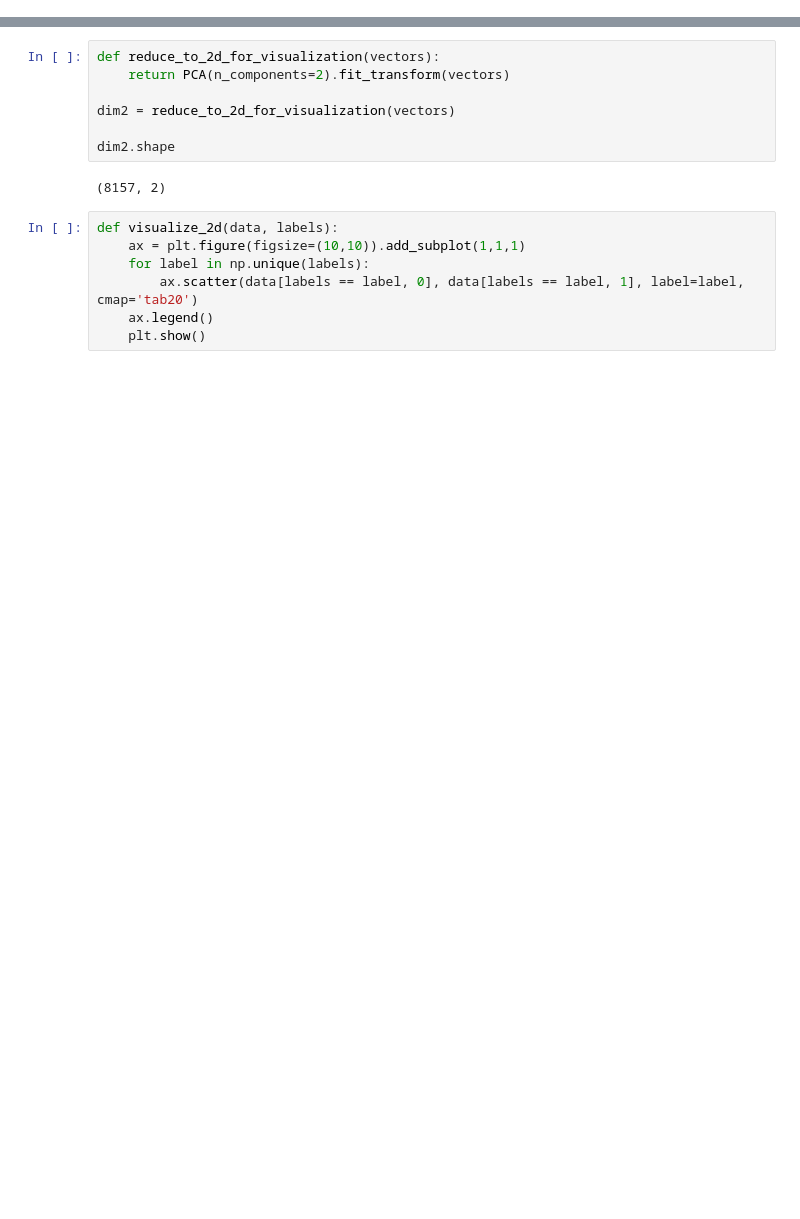
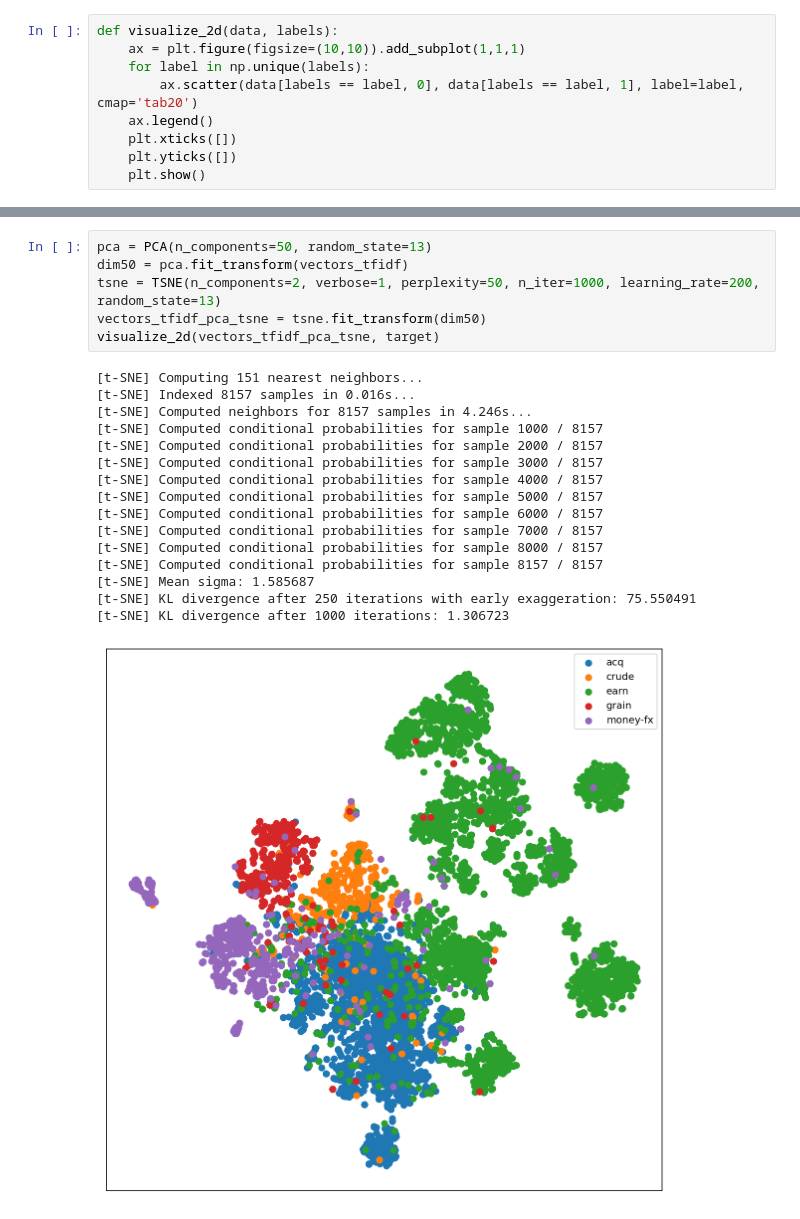
Before and after one commit to mdronski/agh-um-gaussian-mixture-models, a Jupyter notebook: notebooks/reuters.ipynb, the cells around one changed output, grey strips where cells are left out. Cells and saved outputs as stored; diff of their text form; blank space fills up the shorter version.

```diff
--- a/notebooks/reuters.ipynb
+++ b/notebooks/reuters.ipynb
@@ -15,3 +26,12 @@ from tensorflow.keras.preprocessing.text import Tokenizer
+# %%
+def visualize_2d(data, labels):
+    ax = plt.figure(figsize=(10,10)).add_subplot(1,1,1)
+    for label in np.unique(labels):
+        ax.scatter(data[labels == label, 0], data[labels == label, 1], label=label, cmap='tab20')
+    ax.legend()
+    plt.xticks([])
+    plt.yticks([])
+    plt.show()
 # %%
 def prepare_reuters_dataset():
     (sequences, target), _ = tensorflow.keras.datasets.reuters.load_data(
@@ -47,18 +72,25 @@ vectors.shape
-# %%
-def reduce_to_2d_for_visualization(vectors):
-    return PCA(n_components=2).fit_transform(vectors)
-
-dim2 = reduce_to_2d_for_visualization(vectors)
-
-dim2.shape
-# %% [output]
-(8157, 2)
-# %%
-def visualize_2d(data, labels):
-    ax = plt.figure(figsize=(10,10)).add_subplot(1,1,1)
-    for label in np.unique(labels):
-        ax.scatter(data[labels == label, 0], data[labels == label, 1], label=label, cmap='tab20')
-    ax.legend()
-    plt.show()
+# %%
+pca = PCA(n_components=50, random_state=13)
+dim50 = pca.fit_transform(vectors_tfidf)
+tsne = TSNE(n_components=2, verbose=1, perplexity=50, n_iter=1000, learning_rate=200, random_state=13)
+vectors_tfidf_pca_tsne = tsne.fit_transform(dim50)
+visualize_2d(vectors_tfidf_pca_tsne, target)
+# %% [output]
+[t-SNE] Computing 151 nearest neighbors...
+[t-SNE] Indexed 8157 samples in 0.016s...
+[t-SNE] Computed neighbors for 8157 samples in 4.246s...
+[t-SNE] Computed conditional probabilities for sample 1000 / 8157
+[t-SNE] Computed conditional probabilities for sample 2000 / 8157
+[t-SNE] Computed conditional probabilities for sample 3000 / 8157
+[t-SNE] Computed conditional probabilities for sample 4000 / 8157
+[t-SNE] Computed conditional probabilities for sample 5000 / 8157
+[t-SNE] Computed conditional probabilities for sample 6000 / 8157
+[t-SNE] Computed conditional probabilities for sample 7000 / 8157
+[t-SNE] Computed conditional probabilities for sample 8000 / 8157
+[t-SNE] Computed conditional probabilities for sample 8157 / 8157
+[t-SNE] Mean sigma: 1.585687
+[t-SNE] KL divergence after 250 iterations with early exaggeration: 75.550491
+[t-SNE] KL divergence after 1000 iterations: 1.306723
+[figure, added]
 # %%
 def calculate_clustering_metrics(labels_true, labels_pred):
```
Also changed, not shown: parts of 12 cells of this notebook, 2 other files.
